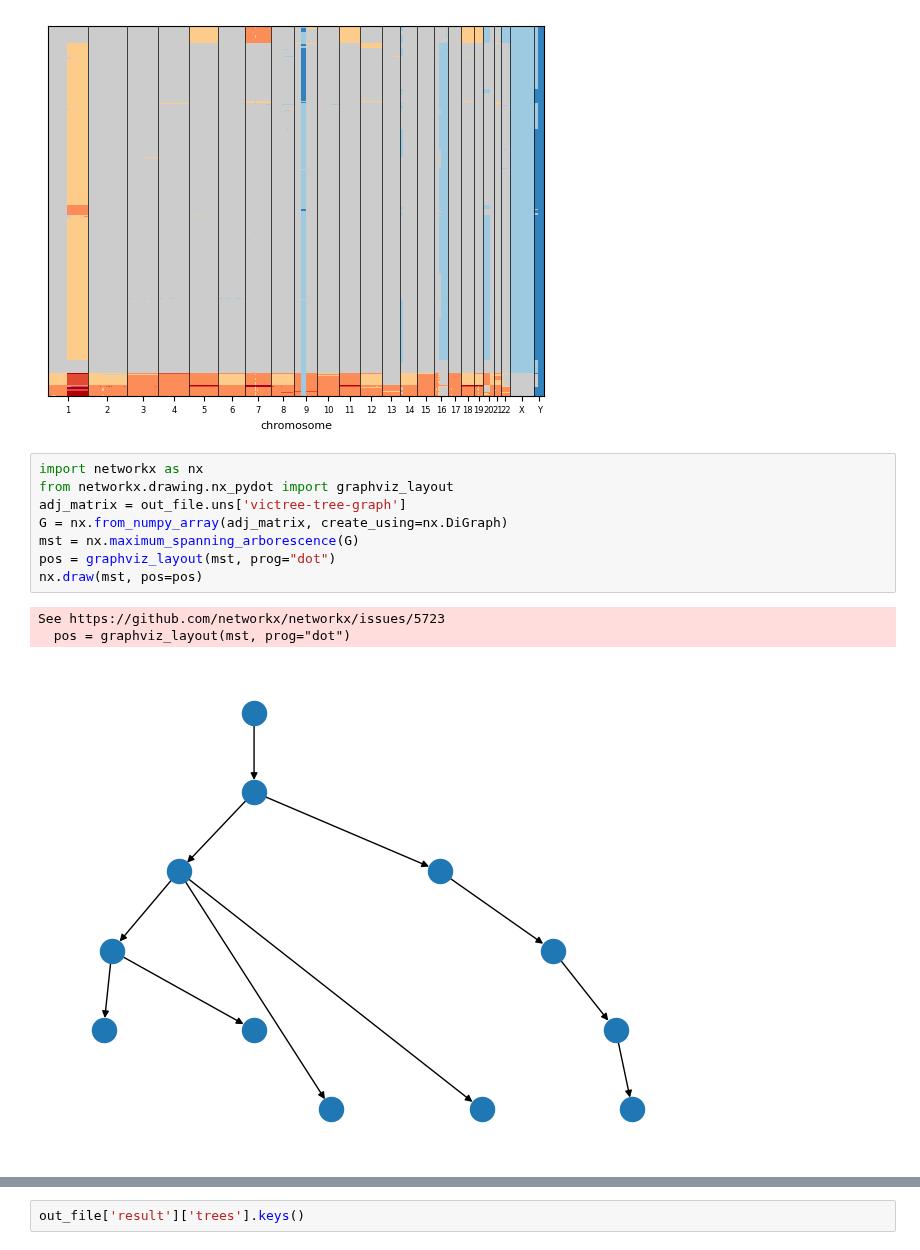
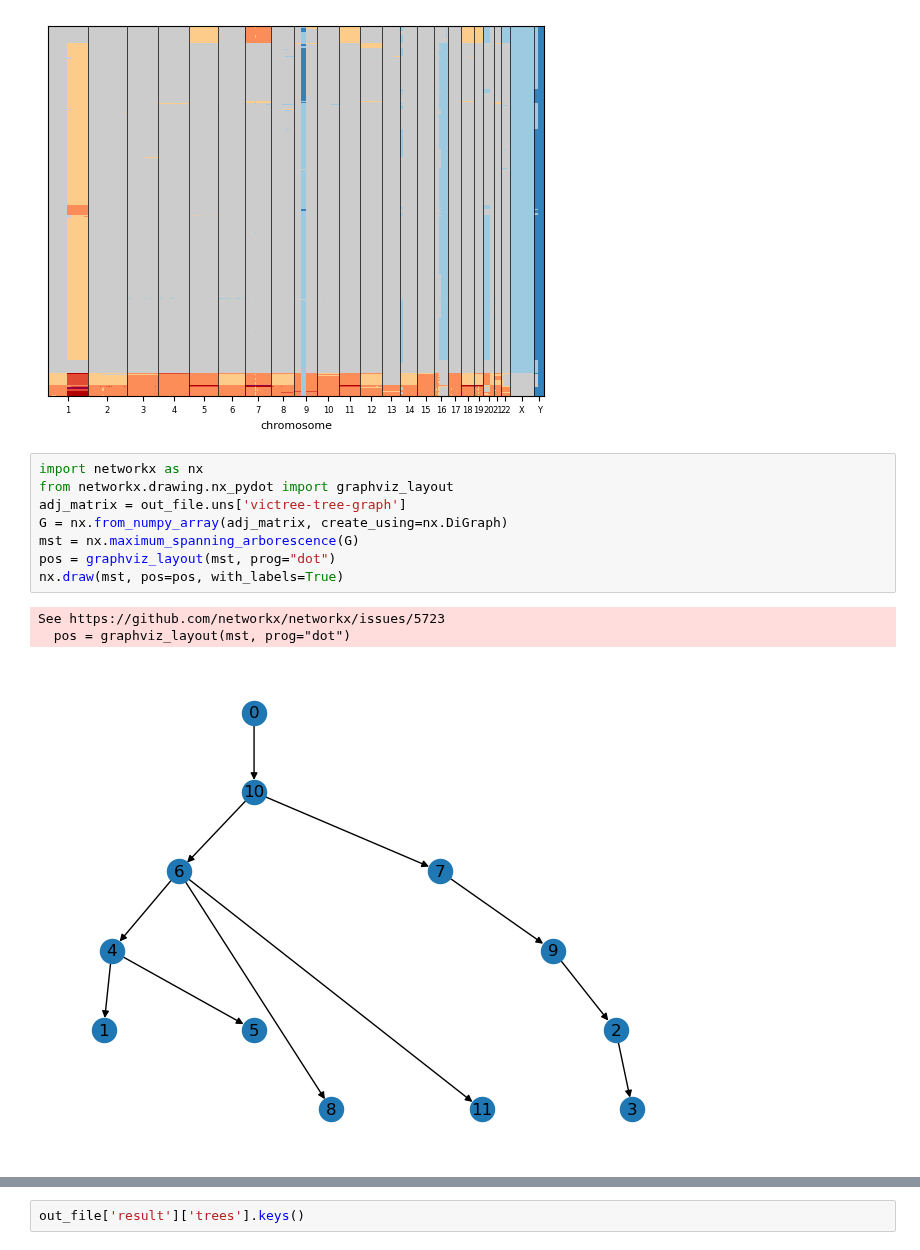
Before and after one commit to Lagergren-Lab/victree, a Jupyter notebook: src/experiments/cnplot_scgenome_new_output_format.ipynb, the cells around one changed output, grey strips where cells are left out. Saved outputs shown, nothing was run; the diff lists cells and outputs as text.

```diff
--- a/src/experiments/cnplot_scgenome_new_output_format.ipynb
+++ b/src/experiments/cnplot_scgenome_new_output_format.ipynb
@@ -114,12 +114,12 @@ pl.plot_cell_cn_matrix(adata, 'state', cell_order_fields=['clustering_order'], m
 # %%
 import networkx as nx
 from networkx.drawing.nx_pydot import graphviz_layout
 adj_matrix = out_file.uns['victree-tree-graph']
 G = nx.from_numpy_array(adj_matrix, create_using=nx.DiGraph)
 mst = nx.maximum_spanning_arborescence(G)
 pos = graphviz_layout(mst, prog="dot")
-nx.draw(mst, pos=pos)
+nx.draw(mst, pos=pos, with_labels=True)
 # %% [output]
 See https://github.com/networkx/networkx/issues/5723
   pos = graphviz_layout(mst, prog="dot")
-[figure, old version]
+[figure, new version]
```
Also changed, not shown: parts of 3 cells of this notebook.
